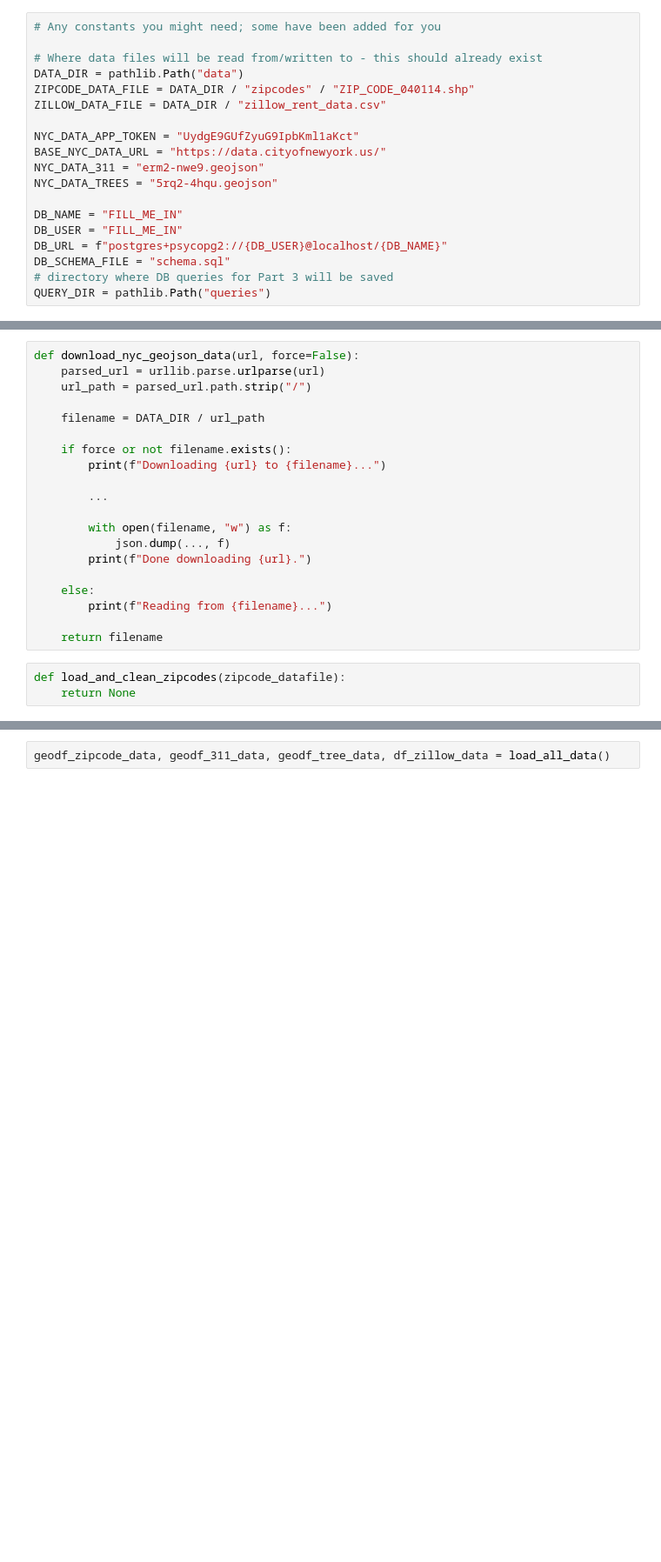
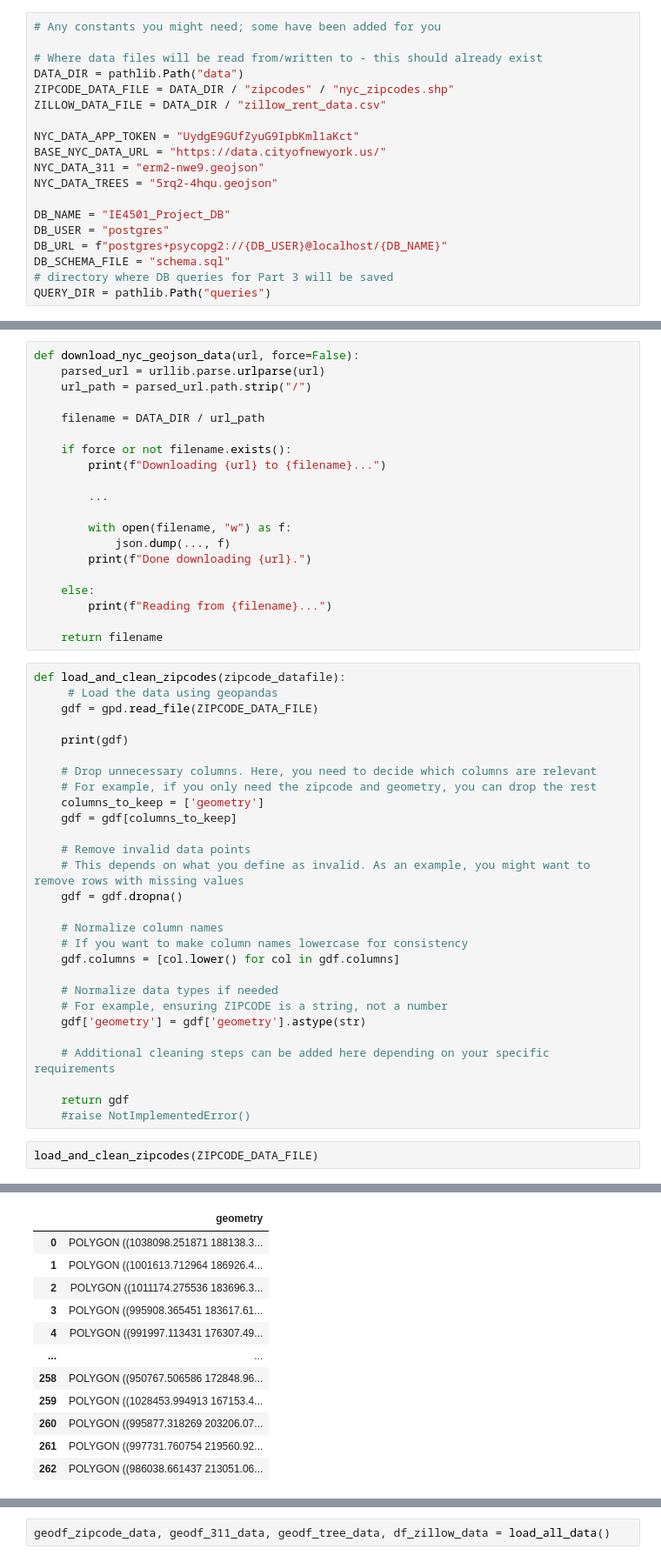
Before and after one commit to Fate4ever/Final4501, a Jupyter notebook: Final project 4501.ipynb, the cells around one changed output, grey strips where cells are left out. Shown: that part at 87% size. Cells and saved outputs as stored; diff of their text form; blank space fills up the shorter version.

```diff
--- a/Final project 4501.ipynb
+++ b/Final project 4501.ipynb
@@ -31,7 +46,7 @@ from sqlalchemy.orm import declarative_base
 
 # Where data files will be read from/written to - this should already exist
 DATA_DIR = pathlib.Path("data")
-ZIPCODE_DATA_FILE = DATA_DIR / "zipcodes" / "ZIP_CODE_040114.shp"
+ZIPCODE_DATA_FILE = DATA_DIR / "zipcodes" / "nyc_zipcodes.shp"
 ZILLOW_DATA_FILE = DATA_DIR / "zillow_rent_data.csv"
 
 NYC_DATA_APP_TOKEN = "UydgE9GUfZyuG9IpbKml1aKct"
@@ -39,8 +54,8 @@ BASE_NYC_DATA_URL = "https://data.cityofnewyork.us/"
 NYC_DATA_311 = "erm2-nwe9.geojson"
 NYC_DATA_TREES = "5rq2-4hqu.geojson"
 
-DB_NAME = "FILL_ME_IN"
-DB_USER = "FILL_ME_IN"
+DB_NAME = "IE4501_Project_DB"
+DB_USER = "postgres"
 DB_URL = f"postgres+psycopg2://{DB_USER}@localhost/{DB_NAME}"
 DB_SCHEMA_FILE = "schema.sql"
 # directory where DB queries for Part 3 will be saved
@@ -73,4 +88,32 @@ def download_nyc_geojson_data(url, force=False):
     return filename
 # %%
 def load_and_clean_zipcodes(zipcode_datafile):
-    return None
+     # Load the data using geopandas
+    gdf = gpd.read_file(ZIPCODE_DATA_FILE)
+
+    print(gdf)
+
+    # Drop unnecessary columns. Here, you need to decide which columns are relevant
+    # For example, if you only need the zipcode and geometry, you can drop the rest
+    columns_to_keep = ['geometry']
+    gdf = gdf[columns_to_keep]
+
+    # Remove invalid data points
+    # This depends on what you define as invalid. As an example, you might want to remove rows with missing values
+    gdf = gdf.dropna()
+
+    # Normalize column names
+    # If you want to make column names lowercase for consistency
+    gdf.columns = [col.lower() for col in gdf.columns]
+
+    # Normalize data types if needed
+    # For example, ensuring ZIPCODE is a string, not a number
+    gdf['geometry'] = gdf['geometry'].astype(str)
+
+    # Additional cleaning steps can be added here depending on your specific requirements
+
+    return gdf
+    #raise NotImplementedError()
+# %%
+load_and_clean_zipcodes(ZIPCODE_DATA_FILE)
+# %% [output]
@@ -76,0 +134,12 @@ def load_and_clean_zipcodes(zipcode_datafile):
+|  | geometry |
+| 0 | POLYGON ((1038098.251871 188138.3... |
+| 1 | POLYGON ((1001613.712964 186926.4... |
+| 2 | POLYGON ((1011174.275536 183696.3... |
+| 3 | POLYGON ((995908.365451 183617.61... |
+| 4 | POLYGON ((991997.113431 176307.49... |
+| ... | ... |
+| 258 | POLYGON ((950767.506586 172848.96... |
+| 259 | POLYGON ((1028453.994913 167153.4... |
+| 260 | POLYGON ((995877.318269 203206.07... |
+| 261 | POLYGON ((997731.760754 219560.92... |
+| 262 | POLYGON ((986038.661437 213051.06... |
```
Also changed, not shown: parts of 13 cells of this notebook, 5 other files.
